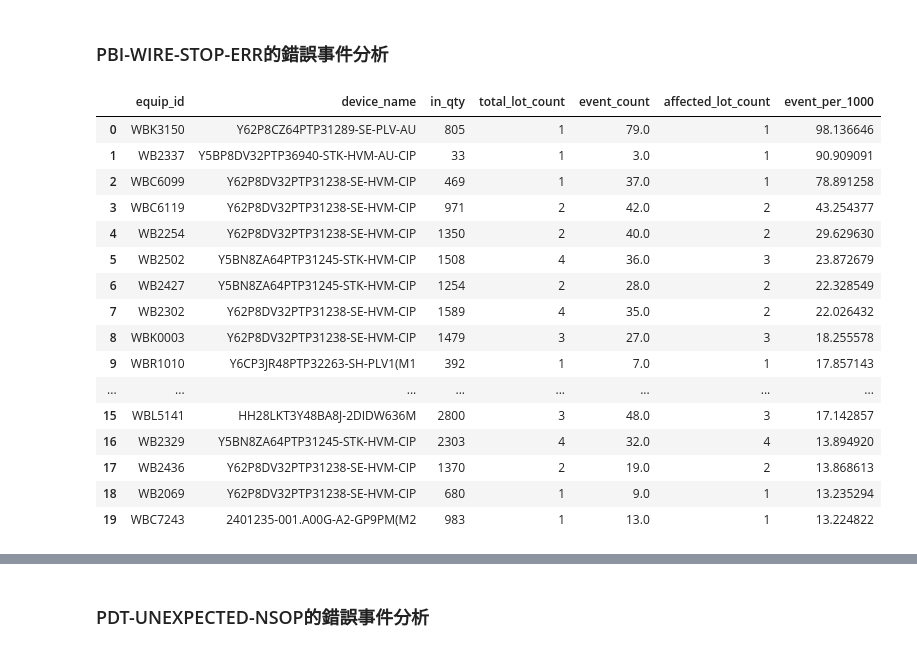
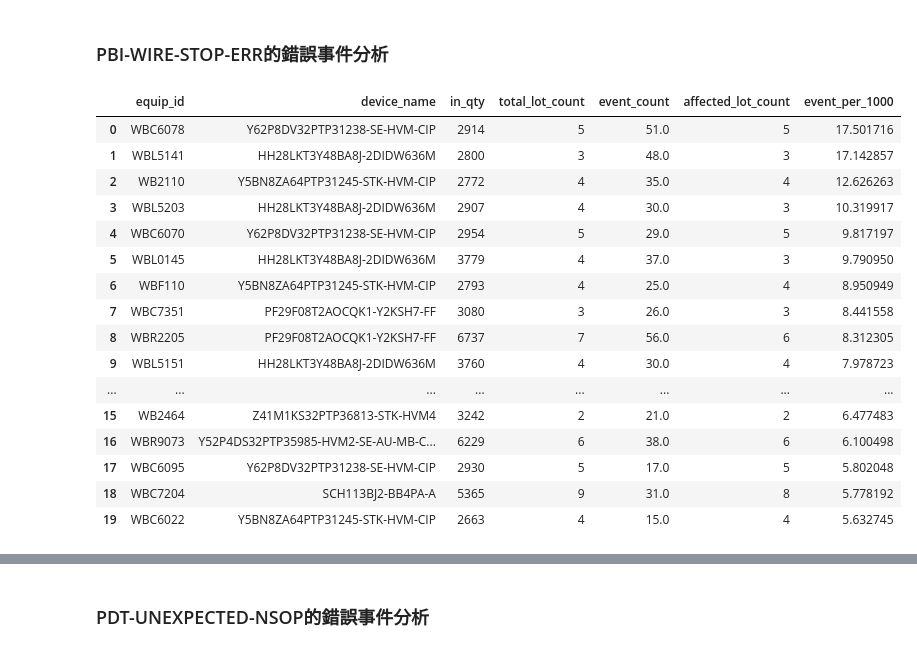
Before and after one commit to aceaceace123/test0804, a Jupyter notebook: WBMachine_ErrorEventAnalyze.ipynb, the cells around one changed output, grey strips where cells are left out. Drawn from its saved outputs; the diff is of its cells as text; code cells hidden in the pictures.

```diff
--- a/WBMachine_ErrorEventAnalyze.ipynb
+++ b/WBMachine_ErrorEventAnalyze.ipynb
@@ -578,51 +637,51 @@ machine_device_summary_PBI_WIRE_STOP_ERR["event_per_1000"] = np.where(
 )
 
 # --------------------------------------------------
 # 6. Lot 發生率
 # --------------------------------------------------
 # machine_device_summary["affected_lot_rate"] = np.where(
 #     machine_device_summary["total_lot_count"] > 0,
 #     machine_device_summary["affected_lot_count"]
 #     / machine_device_summary["total_lot_count"],
 #     np.nan
 # )
 
 # --------------------------------------------------
 # 7. 篩選掉太低的in_qty數量
 # --------------------------------------------------
-minimum_lot_count_PBI_WIRE_STOP_ERR=machine_device_summary_PBI_WIRE_STOP_ERR['in_qty'].quantile(0.25)
-machine_device_summary_PBI_WIRE_STOP_ERRP=machine_device_summary_PBI_WIRE_STOP_ERR[machine_device_summary_PBI_WIRE_STOP_ERR['in_qty']>=minimum_lot_count_PBI_WIRE_STOP_ERR]
+minimum_inqty_count_PBI_WIRE_STOP_ERR=machine_device_summary_PBI_WIRE_STOP_ERR['in_qty'].quantile(0.25)
+machine_device_summary_PBI_WIRE_STOP_ERR=machine_device_summary_PBI_WIRE_STOP_ERR[machine_device_summary_PBI_WIRE_STOP_ERR['in_qty']>=minimum_inqty_count_PBI_WIRE_STOP_ERR]
 # --------------------------------------------------
 # 8. 排序
 # --------------------------------------------------
 machine_device_summary_PBI_WIRE_STOP_ERR = (
     machine_device_summary_PBI_WIRE_STOP_ERR
     .sort_values(
         ["event_per_1000", "event_count"],
         ascending=[False, False]
     )
     .reset_index(drop=True)
 )
 
 machine_device_summary_PBI_WIRE_STOP_ERR.head(20)
 # %% [output]
 |  | equip_id | device_name | in_qty | total_lot_count | event_count | affected_lot_count | event_per_1000 |
-| 0 | WBK3150 | Y62P8CZ64PTP31289-SE-PLV-AU | 805 | 1 | 79.0 | 1 | 98.136646 |
-| 1 | WB2337 | Y5BP8DV32PTP36940-STK-HVM-AU-CIP | 33 | 1 | 3.0 | 1 | 90.909091 |
-| 2 | WBC6099 | Y62P8DV32PTP31238-SE-HVM-CIP | 469 | 1 | 37.0 | 1 | 78.891258 |
-| 3 | WBC6119 | Y62P8DV32PTP31238-SE-HVM-CIP | 971 | 2 | 42.0 | 2 | 43.254377 |
-| 4 | WB2254 | Y62P8DV32PTP31238-SE-HVM-CIP | 1350 | 2 | 40.0 | 2 | 29.629630 |
-| 5 | WB2502 | Y5BN8ZA64PTP31245-STK-HVM-CIP | 1508 | 4 | 36.0 | 3 | 23.872679 |
-| 6 | WB2427 | Y5BN8ZA64PTP31245-STK-HVM-CIP | 1254 | 2 | 28.0 | 2 | 22.328549 |
-| 7 | WB2302 | Y62P8DV32PTP31238-SE-HVM-CIP | 1589 | 4 | 35.0 | 2 | 22.026432 |
-| 8 | WBK0003 | Y62P8DV32PTP31238-SE-HVM-CIP | 1479 | 3 | 27.0 | 3 | 18.255578 |
-| 9 | WBR1010 | Y6CP3JR48PTP32263-SH-PLV1(M1 | 392 | 1 | 7.0 | 1 | 17.857143 |
+| 0 | WBC6078 | Y62P8DV32PTP31238-SE-HVM-CIP | 2914 | 5 | 51.0 | 5 | 17.501716 |
+| 1 | WBL5141 | HH28LKT3Y48BA8J-2DIDW636M | 2800 | 3 | 48.0 | 3 | 17.142857 |
+| 2 | WB2110 | Y5BN8ZA64PTP31245-STK-HVM-CIP | 2772 | 4 | 35.0 | 4 | 12.626263 |
+| 3 | WBL5203 | HH28LKT3Y48BA8J-2DIDW636M | 2907 | 4 | 30.0 | 3 | 10.319917 |
+| 4 | WBC6070 | Y62P8DV32PTP31238-SE-HVM-CIP | 2954 | 5 | 29.0 | 5 | 9.817197 |
+| 5 | WBL0145 | HH28LKT3Y48BA8J-2DIDW636M | 3779 | 4 | 37.0 | 3 | 9.790950 |
+| 6 | WBF110 | Y5BN8ZA64PTP31245-STK-HVM-CIP | 2793 | 4 | 25.0 | 4 | 8.950949 |
+| 7 | WBC7351 | PF29F08T2AOCQK1-Y2KSH7-FF | 3080 | 3 | 26.0 | 3 | 8.441558 |
+| 8 | WBR2205 | PF29F08T2AOCQK1-Y2KSH7-FF | 6737 | 7 | 56.0 | 6 | 8.312305 |
+| 9 | WBL5151 | HH28LKT3Y48BA8J-2DIDW636M | 3760 | 4 | 30.0 | 4 | 7.978723 |
 | ... | ... | ... | ... | ... | ... | ... | ... |
-| 15 | WBL5141 | HH28LKT3Y48BA8J-2DIDW636M | 2800 | 3 | 48.0 | 3 | 17.142857 |
-| 16 | WB2329 | Y5BN8ZA64PTP31245-STK-HVM-CIP | 2303 | 4 | 32.0 | 4 | 13.894920 |
-| 17 | WB2436 | Y62P8DV32PTP31238-SE-HVM-CIP | 1370 | 2 | 19.0 | 2 | 13.868613 |
-| 18 | WB2069 | Y62P8DV32PTP31238-SE-HVM-CIP | 680 | 1 | 9.0 | 1 | 13.235294 |
-| 19 | WBC7243 | 2401235-001.A00G-A2-GP9PM(M2 | 983 | 1 | 13.0 | 1 | 13.224822 |
+| 15 | WB2464 | Z41M1KS32PTP36813-STK-HVM4 | 3242 | 2 | 21.0 | 2 | 6.477483 |
+| 16 | WBR9073 | Y52P4DS32PTP35985-HVM2-SE-AU-MB-C... | 6229 | 6 | 38.0 | 6 | 6.100498 |
+| 17 | WBC6095 | Y62P8DV32PTP31238-SE-HVM-CIP | 2930 | 5 | 17.0 | 5 | 5.802048 |
+| 18 | WBC7204 | SCH113BJ2-BB4PA-A | 5365 | 9 | 31.0 | 8 | 5.778192 |
+| 19 | WBC6022 | Y5BN8ZA64PTP31245-STK-HVM-CIP | 2663 | 4 | 15.0 | 4 | 5.632745 |
 # %%
 # 1. 找出錯誤總次數最高的 Top 20 機台
 top20_machines_PBI_WIRE_STOP_ERR = (
```
Also changed, not shown: parts of 11 cells of this notebook.
